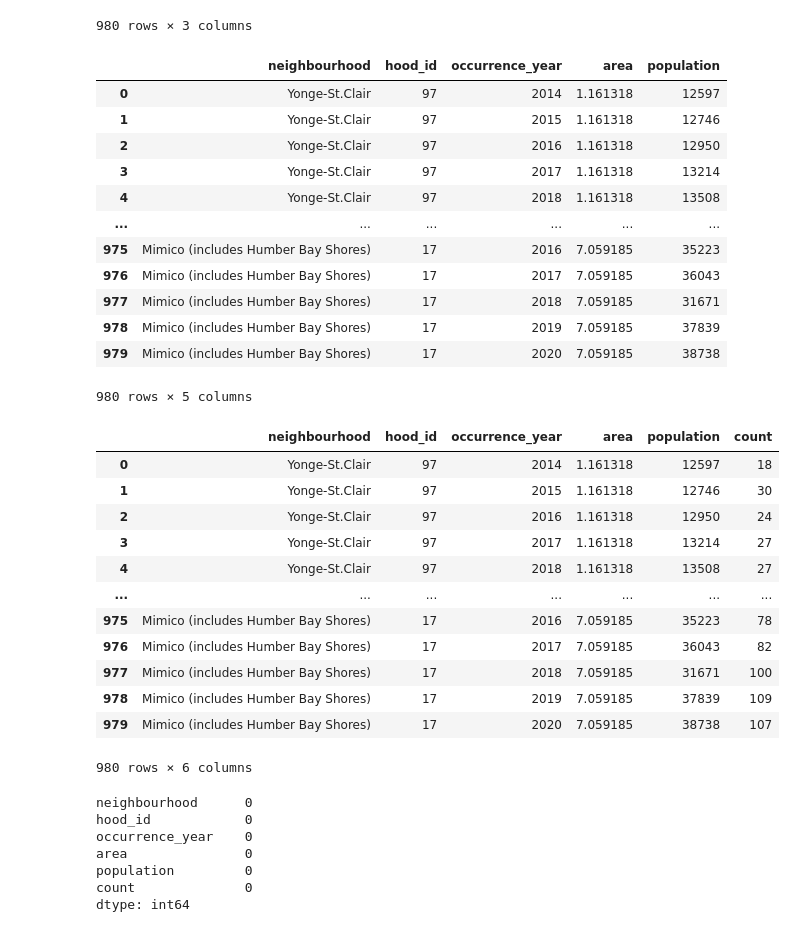
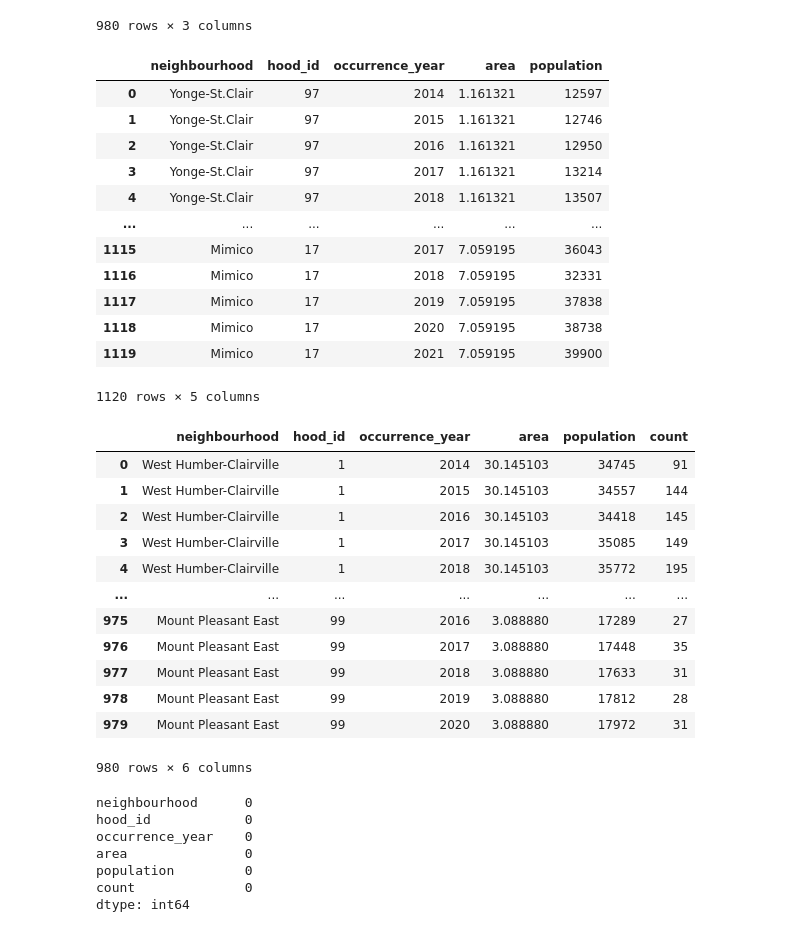
Before and after one commit to WillKWL/Project-TorontoApartment, a Jupyter notebook: source/1b- load neighbourhood boundaries.ipynb, the cells around one changed output. Cells and saved outputs as stored; diff of their text form; code cells hidden in the pictures.

```diff
--- a/source/1b- load neighbourhood boundaries.ipynb
+++ b/source/1b- load neighbourhood boundaries.ipynb
@@ -38,6 +38,7 @@ epsg_3d = 4326
 - Neighbourhood GeoJSON file https://opendata.arcgis.com/api/v3/datasets/3a1a9c98146e470e94e814b0e3a3fbca_0/downloads/data?format=geojson&spatialRefId=4326
 - *Population figures reflect only the resident population of a region. The temporary population such as the commuters and business patrons are not included.
 # %%
-neighbourhoods = gpd.read_file('../data/raw/Neighbourhood_Crime_Rates_2020.geojson')
+neighbourhoods = gpd.read_file('../data/raw/Neighbourhood_Boundary.geojson')
+neighbourhoods.rename(columns={'hoodname': 'neighbourhood'}, inplace=True)
 neighbourhoods.head()
 # %% [output]
@@ -581,7 +596,7 @@ neighbourhoods_final.to_file('../data/processed/neighbourhoods.geojson', driver=
 - about https://data.torontopolice.on.ca/datasets/TorontoPS::persons-in-crisis-calls-for-service-attended/about
 # %%
 neighbourhoods_select = neighbourhoods[['neighbourhood', 'hood_id'] +
-                                       ['population' + x for x in neighbourhood_years] +
+                                       ['population' + x for x in years] +
                                        ['geometry']]
 # %%
 neighbourhoods_select['area'] = neighbourhoods_select.to_crs(epsg_2d).geometry.area / 10**6
@@ -824,34 +828,34 @@ mental_health_groupby
 neighbourhoods_select
 # %% [output]
 |  | neighbourhood | hood_id | occurrence_year | area | population |
-| 0 | Yonge-St.Clair | 97 | 2014 | 1.161318 | 12597 |
-| 1 | Yonge-St.Clair | 97 | 2015 | 1.161318 | 12746 |
-| 2 | Yonge-St.Clair | 97 | 2016 | 1.161318 | 12950 |
-| 3 | Yonge-St.Clair | 97 | 2017 | 1.161318 | 13214 |
-| 4 | Yonge-St.Clair | 97 | 2018 | 1.161318 | 13508 |
+| 0 | Yonge-St.Clair | 97 | 2014 | 1.161321 | 12597 |
+| 1 | Yonge-St.Clair | 97 | 2015 | 1.161321 | 12746 |
+| 2 | Yonge-St.Clair | 97 | 2016 | 1.161321 | 12950 |
+| 3 | Yonge-St.Clair | 97 | 2017 | 1.161321 | 13214 |
+| 4 | Yonge-St.Clair | 97 | 2018 | 1.161321 | 13507 |
 | ... | ... | ... | ... | ... | ... |
-| 975 | Mimico (includes Humber Bay Shores) | 17 | 2016 | 7.059185 | 35223 |
-| 976 | Mimico (includes Humber Bay Shores) | 17 | 2017 | 7.059185 | 36043 |
-| 977 | Mimico (includes Humber Bay Shores) | 17 | 2018 | 7.059185 | 31671 |
-| 978 | Mimico (includes Humber Bay Shores) | 17 | 2019 | 7.059185 | 37839 |
-| 979 | Mimico (includes Humber Bay Shores) | 17 | 2020 | 7.059185 | 38738 |
+| 1115 | Mimico | 17 | 2017 | 7.059195 | 36043 |
+| 1116 | Mimico | 17 | 2018 | 7.059195 | 32331 |
+| 1117 | Mimico | 17 | 2019 | 7.059195 | 37838 |
+| 1118 | Mimico | 17 | 2020 | 7.059195 | 38738 |
+| 1119 | Mimico | 17 | 2021 | 7.059195 | 39900 |
-980 rows × 5 columns
+1120 rows × 5 columns
 # %%
-mental_health_merge = neighbourhoods_select.merge(mental_health_groupby, on = ['hood_id', 'occurrence_year'], how = 'left')
+mental_health_merge = neighbourhoods_select.merge(mental_health_groupby, on = ['hood_id', 'occurrence_year'], how = 'inner')
 mental_health_merge
 # %% [output]
 |  | neighbourhood | hood_id | occurrence_year | area | population | count |
-| 0 | Yonge-St.Clair | 97 | 2014 | 1.161318 | 12597 | 18 |
-| 1 | Yonge-St.Clair | 97 | 2015 | 1.161318 | 12746 | 30 |
-| 2 | Yonge-St.Clair | 97 | 2016 | 1.161318 | 12950 | 24 |
-| 3 | Yonge-St.Clair | 97 | 2017 | 1.161318 | 13214 | 27 |
-| 4 | Yonge-St.Clair | 97 | 2018 | 1.161318 | 13508 | 27 |
+| 0 | West Humber-Clairville | 1 | 2014 | 30.145103 | 34745 | 91 |
+| 1 | West Humber-Clairville | 1 | 2015 | 30.145103 | 34557 | 144 |
+| 2 | West Humber-Clairville | 1 | 2016 | 30.145103 | 34418 | 145 |
+| 3 | West Humber-Clairville | 1 | 2017 | 30.145103 | 35085 | 149 |
+| 4 | West Humber-Clairville | 1 | 2018 | 30.145103 | 35772 | 195 |
 | ... | ... | ... | ... | ... | ... | ... |
-| 975 | Mimico (includes Humber Bay Shores) | 17 | 2016 | 7.059185 | 35223 | 78 |
-| 976 | Mimico (includes Humber Bay Shores) | 17 | 2017 | 7.059185 | 36043 | 82 |
-| 977 | Mimico (includes Humber Bay Shores) | 17 | 2018 | 7.059185 | 31671 | 100 |
-| 978 | Mimico (includes Humber Bay Shores) | 17 | 2019 | 7.059185 | 37839 | 109 |
-| 979 | Mimico (includes Humber Bay Shores) | 17 | 2020 | 7.059185 | 38738 | 107 |
+| 975 | Mount Pleasant East | 99 | 2016 | 3.088880 | 17289 | 27 |
+| 976 | Mount Pleasant East | 99 | 2017 | 3.088880 | 17448 | 35 |
+| 977 | Mount Pleasant East | 99 | 2018 | 3.088880 | 17633 | 31 |
+| 978 | Mount Pleasant East | 99 | 2019 | 3.088880 | 17812 | 28 |
+| 979 | Mount Pleasant East | 99 | 2020 | 3.088880 | 17972 | 31 |
 980 rows × 6 columns
 # %%
 mental_health_merge.isna().sum()
```
Also changed, not shown: parts of 51 cells of this notebook, 20 other files.
